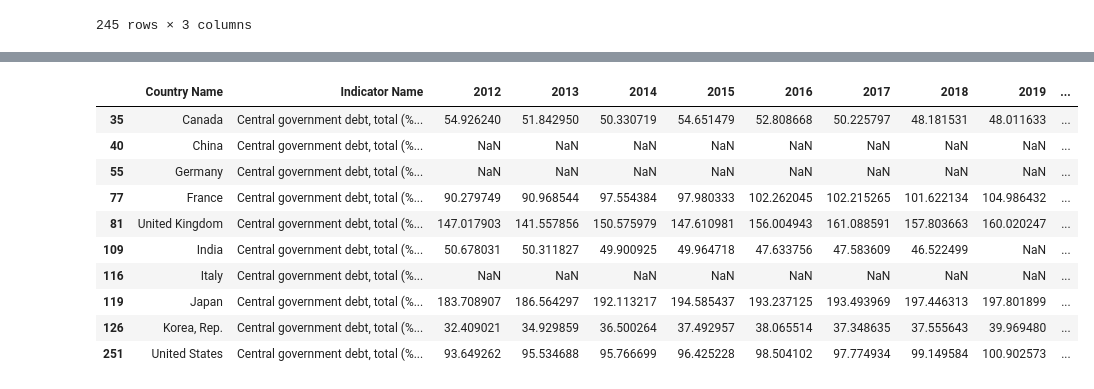
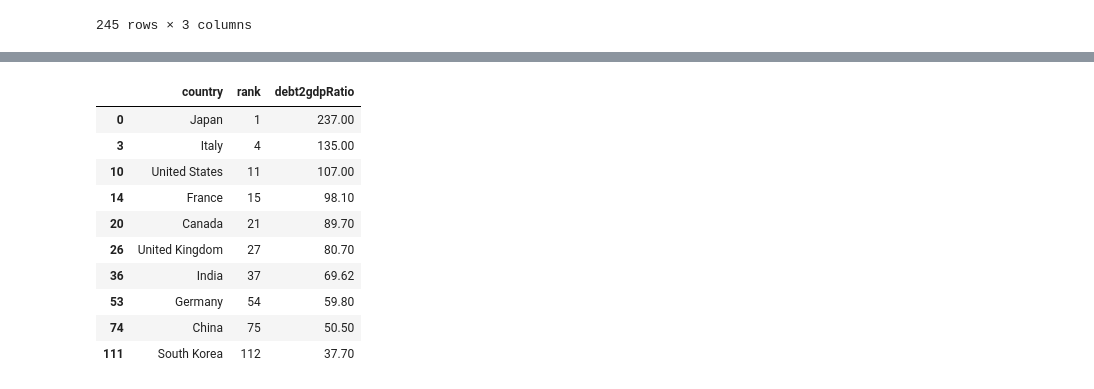
Before and after one commit to rasemanb/prioject3, a Jupyter notebook: Tables/Sql Data.ipynb, the cells around one changed output, grey strips where cells are left out. Drawn from its saved outputs; the diff is of its cells as text; code cells hidden in the pictures.

```diff
--- a/Tables/Sql Data.ipynb
+++ b/Tables/Sql Data.ipynb
@@ -267,6 +364,6 @@ coordinates
 | 227 | United States | 37.090240 | -95.712891 |
 # %%
 debt_file = "./Resources/Debt.csv"
-new_df = pd.read_csv(debt_file, skiprows=3)
+new_df = pd.read_csv(debt_file, skiprows=0)
 new_df
 # %% [output]
@@ -302,0 +383,3 @@ columns
+# %%
+columns = new_df[['country', 'rank','debt2gdpRatio']]
+columns
@@ -303,15 +400,15 @@ columns
 # %%
-country = columns.loc[new_df['Country Name'].isin(['United States', 'China', 'Japan', 'Germany', 'India', 'United Kingdom', 'France', 'Italy', 'Canada', 'Korea, Rep.'])]
+country = columns.loc[new_df['country'].isin(['United States', 'China', 'Japan', 'Germany', 'India', 'United Kingdom', 'France', 'Italy', 'Canada', 'South Korea'])]
 country
 # %% [output]
-|  | Country Name | Indicator Name | 2012 | 2013 | 2014 | 2015 | 2016 | 2017 | 2018 | 2019 | ... |
-| 35 | Canada | Central government debt, total (%... | 54.926240 | 51.842950 | 50.330719 | 54.651479 | 52.808668 | 50.225797 | 48.181531 | 48.011633 | ... |
-| 40 | China | Central government debt, total (%... | NaN | NaN | NaN | NaN | NaN | NaN | NaN | NaN | ... |
-| 55 | Germany | Central government debt, total (%... | NaN | NaN | NaN | NaN | NaN | NaN | NaN | NaN | ... |
-| 77 | France | Central government debt, total (%... | 90.279749 | 90.968544 | 97.554384 | 97.980333 | 102.262045 | 102.215265 | 101.622134 | 104.986432 | ... |
-| 81 | United Kingdom | Central government debt, total (%... | 147.017903 | 141.557856 | 150.575979 | 147.610981 | 156.004943 | 161.088591 | 157.803663 | 160.020247 | ... |
-| 109 | India | Central government debt, total (%... | 50.678031 | 50.311827 | 49.900925 | 49.964718 | 47.633756 | 47.583609 | 46.522499 | NaN | ... |
-| 116 | Italy | Central government debt, total (%... | NaN | NaN | NaN | NaN | NaN | NaN | NaN | NaN | ... |
-| 119 | Japan | Central government debt, total (%... | 183.708907 | 186.564297 | 192.113217 | 194.585437 | 193.237125 | 193.493969 | 197.446313 | 197.801899 | ... |
-| 126 | Korea, Rep. | Central government debt, total (%... | 32.409021 | 34.929859 | 36.500264 | 37.492957 | 38.065514 | 37.348635 | 37.555643 | 39.969480 | ... |
-| 251 | United States | Central government debt, total (%... | 93.649262 | 95.534688 | 95.766699 | 96.425228 | 98.504102 | 97.774934 | 99.149584 | 100.902573 | ... |
+|  | country | rank | debt2gdpRatio |
+| 0 | Japan | 1 | 237.00 |
+| 3 | Italy | 4 | 135.00 |
+| 10 | United States | 11 | 107.00 |
+| 14 | France | 15 | 98.10 |
+| 20 | Canada | 21 | 89.70 |
+| 26 | United Kingdom | 27 | 80.70 |
+| 36 | India | 37 | 69.62 |
+| 53 | Germany | 54 | 59.80 |
+| 74 | China | 75 | 50.50 |
+| 111 | South Korea | 112 | 37.70 |
```
Also changed, not shown: parts of 29 cells of this notebook, 7 other files.
